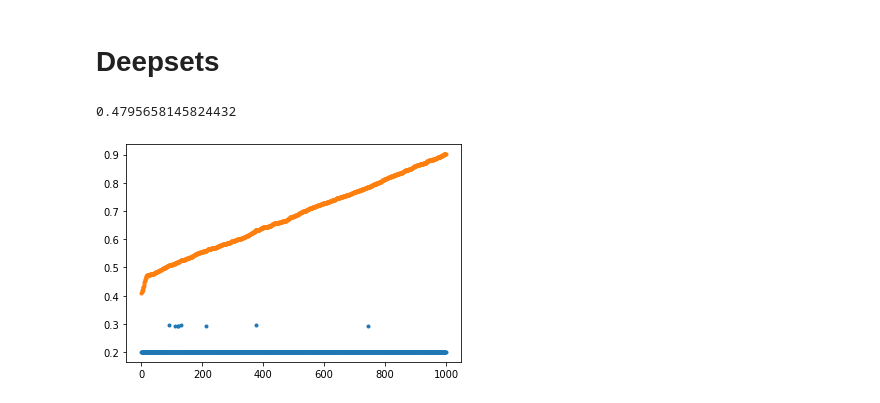
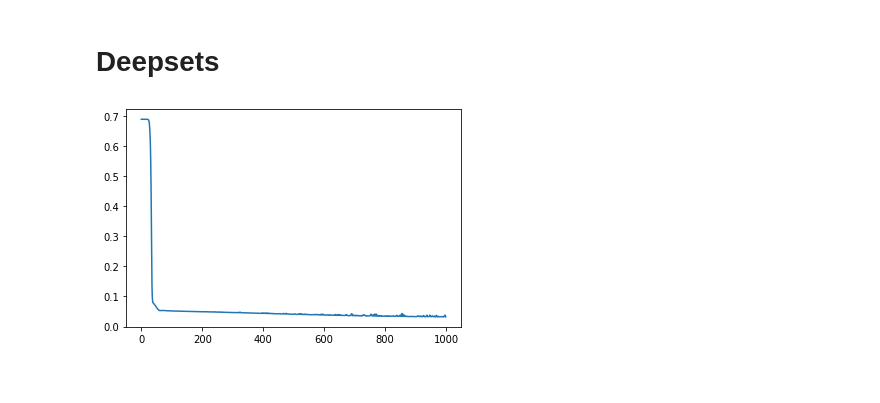
Before and after one commit to angelosaadeh/Set-training, a Jupyter notebook: Data_training_nobias.ipynb, the cells around one changed output. Drawn from its saved outputs; the diff is of its cells as text; code cells hidden in the pictures.

Commit message:
Add files via upload
Add the deepsets experiment.

```diff
--- a/Data_training_nobias.ipynb
+++ b/Data_training_nobias.ipynb
@@ -521,49 +522,3 @@ np.mean(np.abs(Y_test-np.mean(y)))
 0.1094915104
 # %% [markdown]
 # Deepsets
-# %%
-def get_deepset_model(max_length):
-    input_txt = Input(shape=(max_length,))
-    x = Embedding(11, 100, mask_zero=True)(input_txt)
-    x = Dense(30, activation='tanh')(x)
-    Adder = Lambda(lambda x: K.sum(x, axis=1), output_shape=(lambda shape: (shape[0], shape[2])))
-    x = Adder(x)
-    encoded = Dense(1)(x)
-    summer = Model(input_txt, encoded)
-    adam = Adam(lr=1e-4, epsilon=1e-3)
-    summer.compile(optimizer=adam, loss='mae')
-    return summer
-
-x = torch.load('new_xtrain.pt')
-y = torch.load('new_ytrain.pt')
-train_size = 7000
-test_size = 1000
-X_test = np.copy(np.array(x[train_size:train_size+test_size]))
-Y_test = np.copy(np.array(y[train_size:train_size+test_size]))
-x = np.array(x[:train_size])
-y = np.array(y[:train_size])
-
-x = np.reshape(x, (train_size, 2500))
-X_test = np.reshape(X_test, (test_size, 2500))
-
-y.shape = (y.shape[0],1)
-Y_test.shape = (Y_test.shape[0],1)
-
-X_test =  (X_test-np.min(x))/(np.max(x)-np.min(x))
-x = (x-np.min(x))/(np.max(x)-np.min(x))
-
-model = get_deepset_model(2500)
-model.fit(x, y, epochs=100, batch_size=50, shuffle=True, validation_split=0.0123456789, verbose =0)
-
-preds = model.predict(X_test, batch_size=50, verbose=0)
-
-Y_test.shape = (1000,)
-sort = np.argsort(Y_test)
-preds.shape = Y_test.shape
-plt.plot(preds[sort],'.',label='Predicted accuracy')
-plt.plot(Y_test[sort],'.', label='Accuracy')
-print(np.mean(np.abs(preds-Y_test)))
-plt.show()
-# %% [output]
-0.4795658145824432
-[figure, removed]
@@ -569,0 +552,32 @@ plt.show()
+# %%
+d = 5
+model = MyNet(input_dim=d).cuda()
+# %%
+criterion = nn.L1Loss()
+optimizer = optim.Adam(model.parameters(), lr=0.001)
+
+x = torch.load('new_xtrain.pt').cuda()
+y = torch.load('new_ytrain.pt').cuda()
+
+x_train = x[:7000].float()
+x_test = x[7000:8000].float()
+y_train = y[:7000].float().resize(7000,1)
+
+num_epochs = 1000
+batch_size = 1
+
+total_loss = []
+for epoch in range(num_epochs):
+    inputs = x_train
+    outputs = model(inputs)
+    targets = y_train
+    loss = criterion(outputs, targets)
+    optimizer.zero_grad()
+    loss.backward()
+    optimizer.step()
+    total_loss.append(loss.item())
+
+plt.plot(total_loss)
+plt.show()
+# %% [output]
+[figure, added]
```
Also changed, not shown: parts of 4 cells of this notebook.
